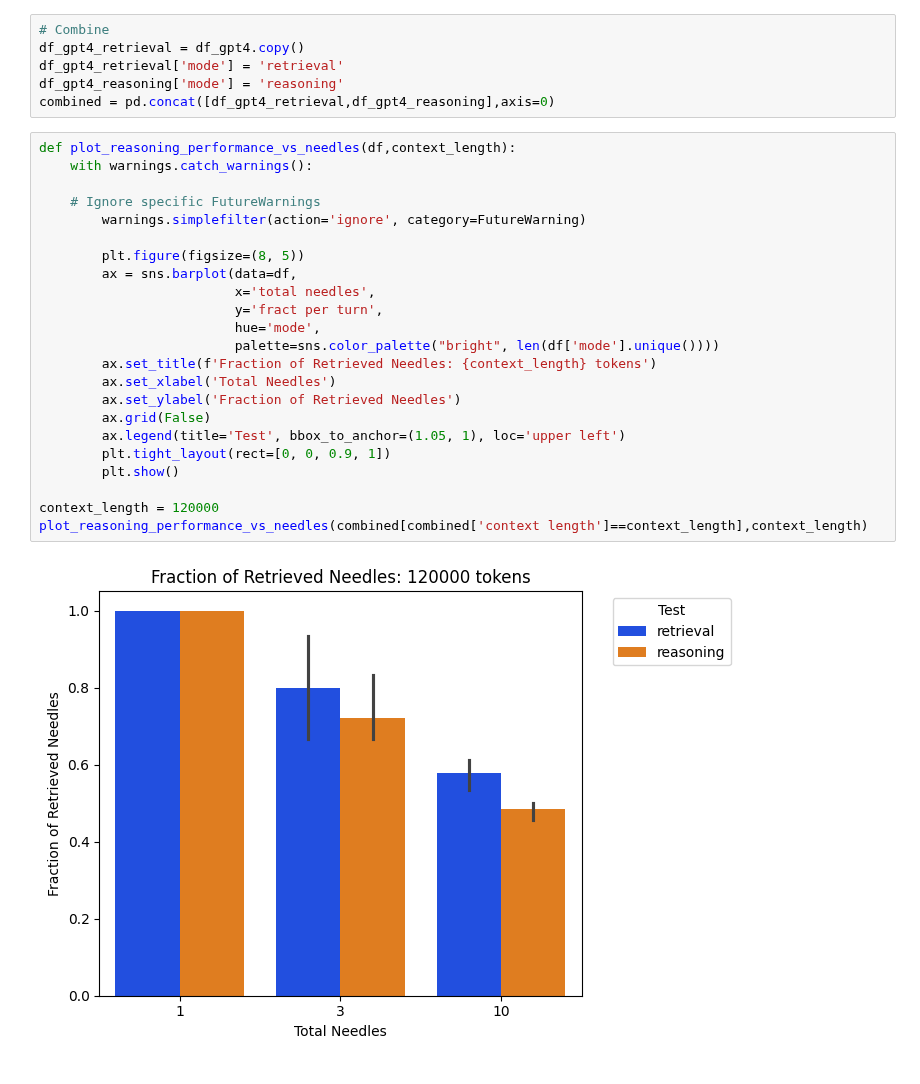
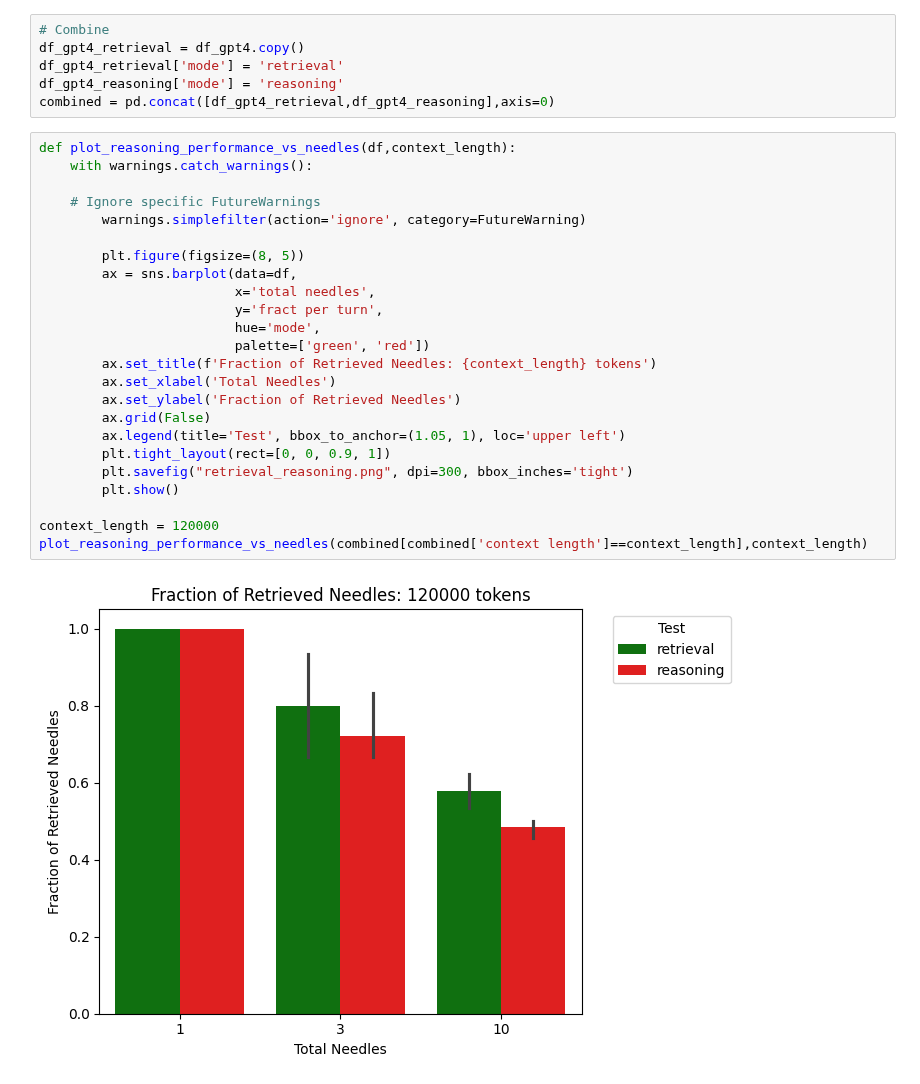
Before and after one commit to gkamradt/LLMTest_NeedleInAHaystack, a Jupyter notebook: viz/CreateVisFromLangSmithTesting.ipynb, the cells around one changed output. Cells and saved outputs as stored; diff of their text form.

```diff
--- a/viz/CreateVisFromLangSmithTesting.ipynb
+++ b/viz/CreateVisFromLangSmithTesting.ipynb
@@ -387,25 +393,26 @@ combined = pd.concat([df_gpt4_retrieval,df_gpt4_reasoning],axis=0)
 # %%
 def plot_reasoning_performance_vs_needles(df,context_length):
     with warnings.catch_warnings():
 
     # Ignore specific FutureWarnings
         warnings.simplefilter(action='ignore', category=FutureWarning)
 
         plt.figure(figsize=(8, 5))
         ax = sns.barplot(data=df,
                          x='total needles',
                          y='fract per turn',
                          hue='mode',
-                         palette=sns.color_palette("bright", len(df['mode'].unique())))
+                         palette=['green', 'red'])
         ax.set_title(f'Fraction of Retrieved Needles: {context_length} tokens')
         ax.set_xlabel('Total Needles')
         ax.set_ylabel('Fraction of Retrieved Needles')
         ax.grid(False)
         ax.legend(title='Test', bbox_to_anchor=(1.05, 1), loc='upper left')
         plt.tight_layout(rect=[0, 0, 0.9, 1])
+        plt.savefig("retrieval_reasoning.png", dpi=300, bbox_inches='tight')
         plt.show()
 
 context_length = 120000
 plot_reasoning_performance_vs_needles(combined[combined['context length']==context_length],context_length)
 # %% [output]
-[figure, old version]
+[figure, new version]
```
Also changed, not shown: parts of 11 cells of this notebook, 3 other files.
